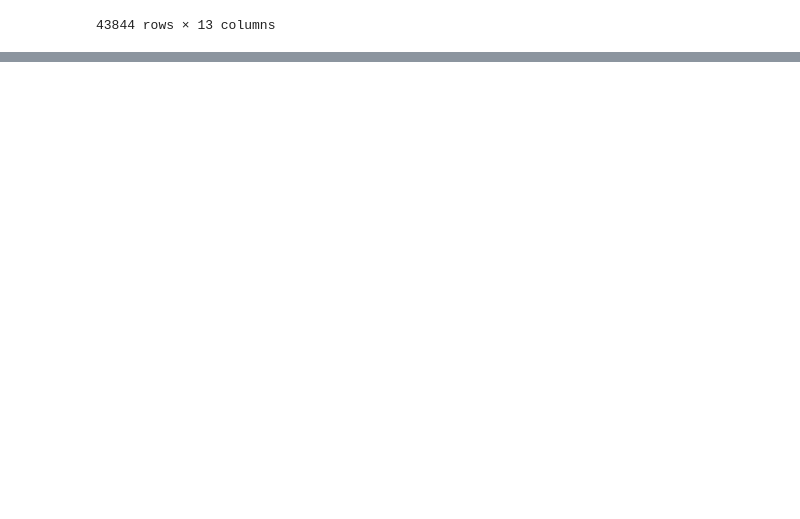
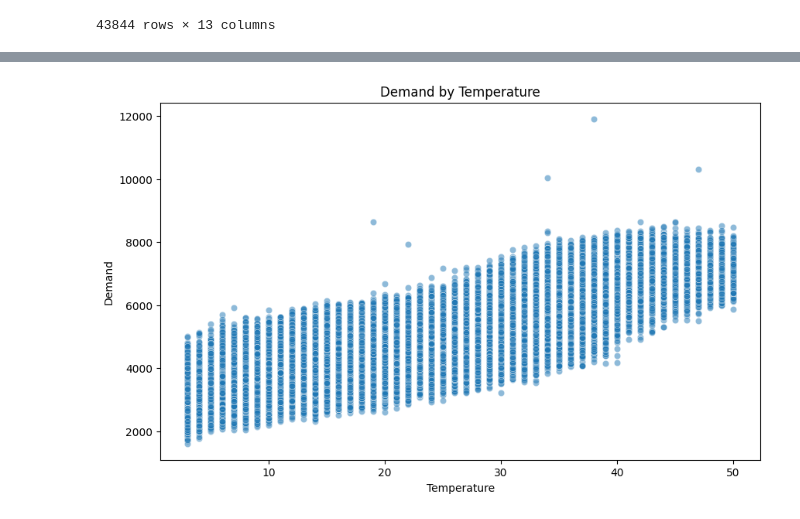
Before and after one commit to abdurrahman16/Electricity-Demand-Forecasting_Model-XGboost-, a Jupyter notebook: Electricity_Demand_Forecasting_Model(XGboost).ipynb, the cells around one changed output, grey strips where cells are left out. Cells and saved outputs as stored; diff of their text form; code cells hidden in the pictures; blank space fills up the shorter version.

```diff
--- a/Electricity_Demand_Forecasting_Model(XGboost).ipynb
+++ b/Electricity_Demand_Forecasting_Model(XGboost).ipynb
@@ -224,0 +259,6 @@ data['demand_rolling_std_24hr']= data['Demand'].rolling(window=24).std()
+# %%
+plt.figure(figsize=(10,6))
+sns.scatterplot(data= data, x='Temperature', y='Demand', alpha=0.5)
+plt.title('Demand by Temperature');
+# %% [output]
+[figure, added]
```
Also changed, not shown: parts of 16 cells of this notebook.
